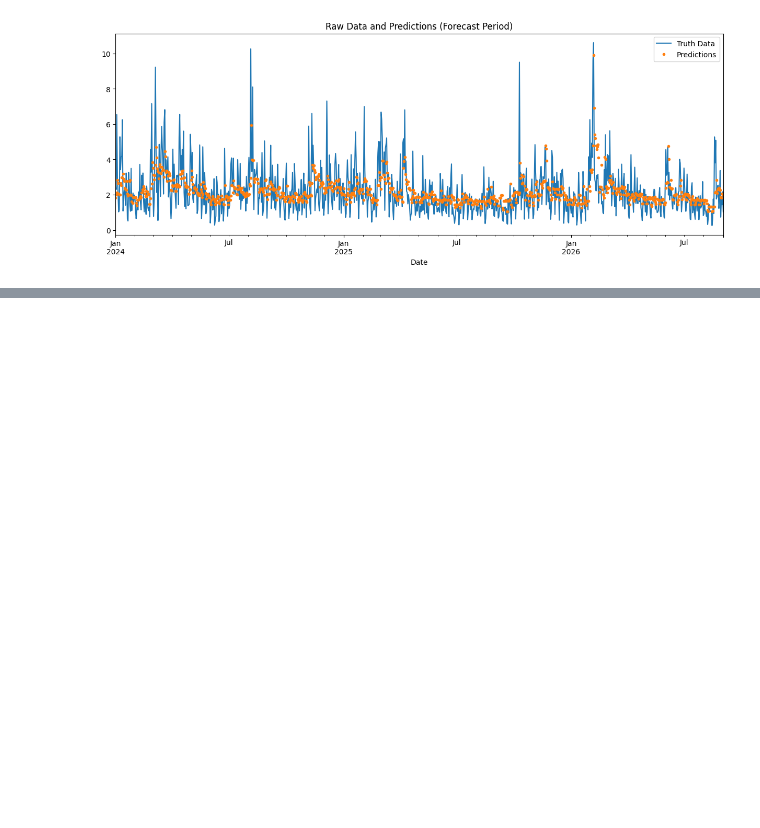
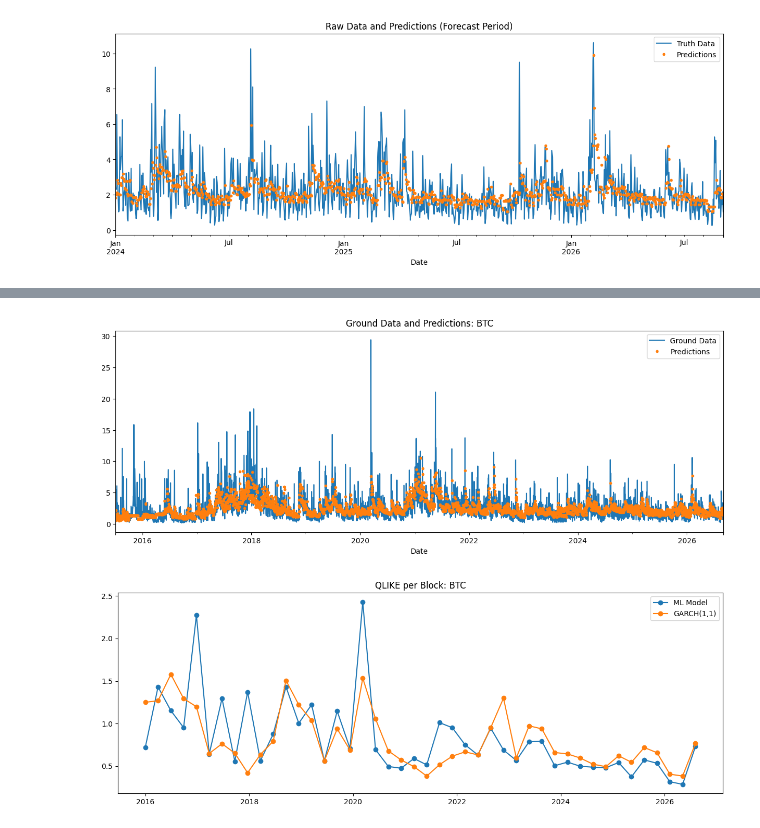
Before and after one commit to joshyspittle/Machine-Learning-Volatility, a Jupyter notebook: volatility_forecast.ipynb, the cells around one changed output, grey strips where cells are left out. Drawn from its saved outputs; the diff is of its cells as text; code cells hidden in the pictures; blank space fills up the shorter version.

```diff
--- a/volatility_forecast.ipynb
+++ b/volatility_forecast.ipynb
@@ -157,0 +246,5 @@ ml.plot_predictions_vs_realised(model_forecast, features)
+# %%
+ml.plot_walk_forward(realised_vol, forecasts, results_per_block, asset)
+# %% [output]
+[figure, added]
+[figure, added]
```
Also changed, not shown: parts of 6 cells of this notebook, 1 other file.
